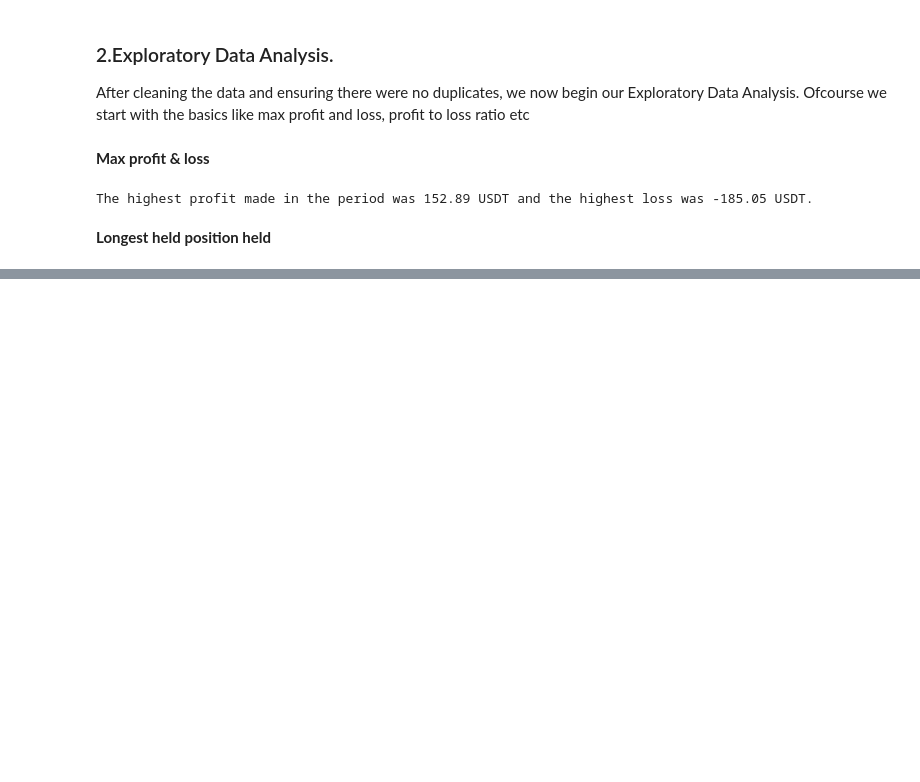
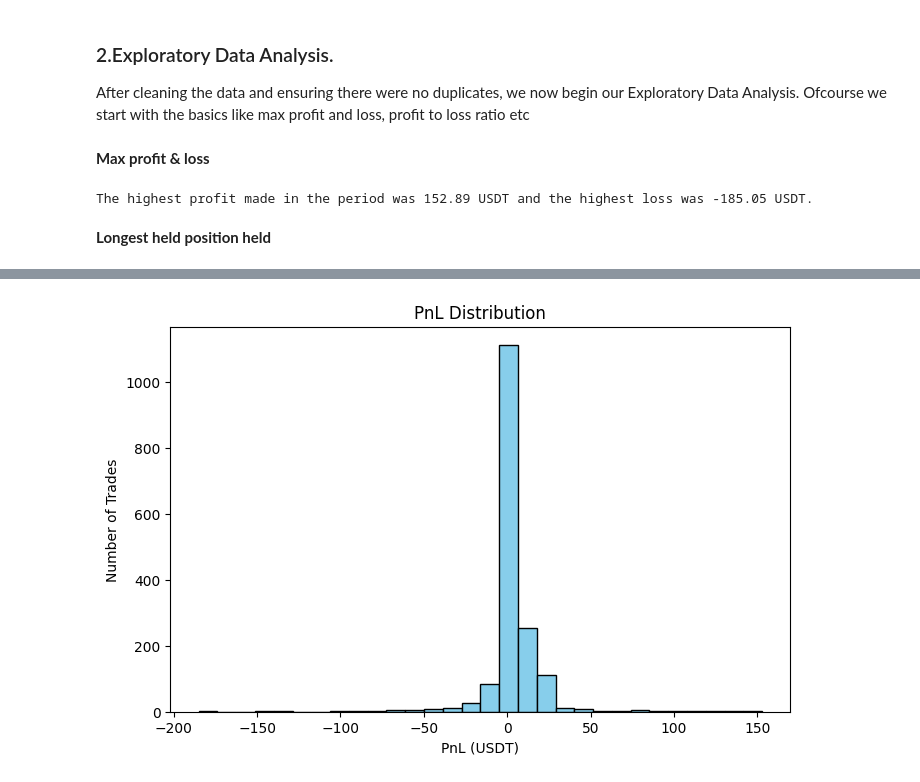
Before and after one commit to Justoo254/Binance_lead_trader_visualizer, a Jupyter notebook: data_cleaning _&_EDA/ondo_usdt.ipynb, the cells around one changed output, grey strips where cells are left out. Cells and saved outputs as stored; diff of their text form; code cells hidden in the pictures; blank space fills up the shorter version.

```diff
--- a/data_cleaning _&_EDA/ondo_usdt.ipynb
+++ b/data_cleaning _&_EDA/ondo_usdt.ipynb
@@ -75,0 +157,9 @@ The highest profit made in the period was 152.89 USDT and the highest loss was -
+# %%
+plt.figure(figsize=(8, 5))
+plt.hist(df_trade_history["Closing PnL (USDT)"], bins=30, color='skyblue', edgecolor='black')
+plt.title("PnL Distribution")
+plt.xlabel("PnL (USDT)")
+plt.ylabel("Number of Trades")
+plt.show()
+# %% [output]
+[figure, added]
```
Also changed, not shown: parts of 17 cells of this notebook, 1 other file.
